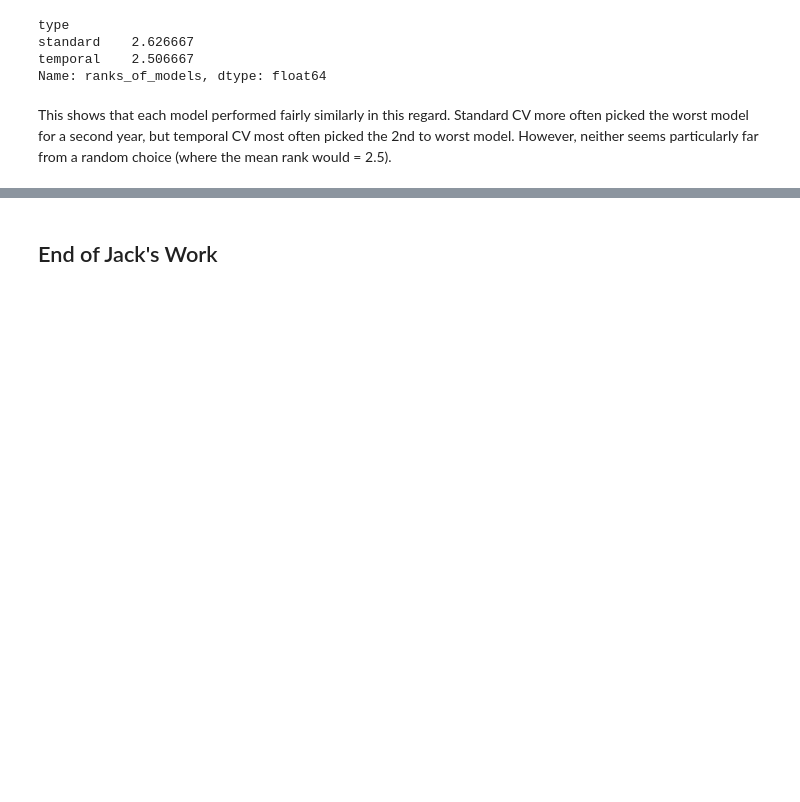
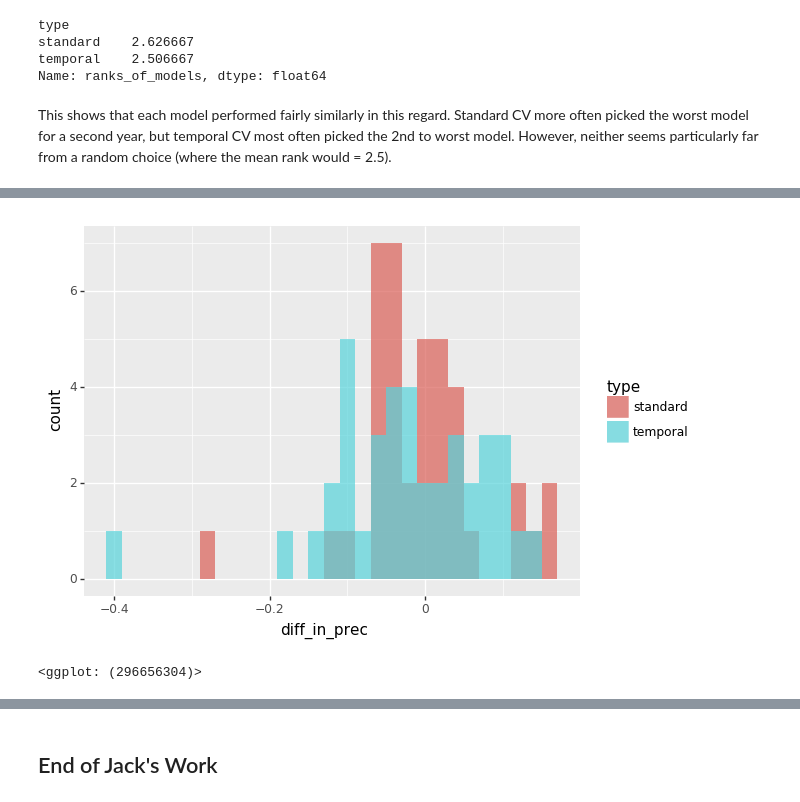
Before and after one commit to dssg/hitchhikers-guide, a Jupyter notebook: curriculum/3_modeling_and_machine_learning/machine-learning/predicting_GDP.ipynb, the cells around one changed output, grey strips where cells are left out. Saved outputs shown, nothing was run; the diff lists cells and outputs as text; code cells hidden in the pictures; blank space fills up the shorter version.

Commit message:
Got recidivism data training results

```diff
--- a/curriculum/3_modeling_and_machine_learning/machine-learning/predicting_GDP.ipynb
+++ b/curriculum/3_modeling_and_machine_learning/machine-learning/predicting_GDP.ipynb
@@ -272,7 +275,6 @@ else:
                                            'model', 'train_error', 'validation_error'])
 # %%
 standard_cv_results_df.sort_values('cv_end')
-standard_cv_results_df['cv_strategy'] = 'standard'
 # %%
 standard_cv_results_df
 # %% [output]
@@ -686,0 +819,28 @@ This shows that each model performed fairly similarly in this regard. Standard C
+# %%
+# Grouping by the test year and the model type, what is the average cv_error?
+c_grouped_standard_cv_results = c_standard_cv_results_df.groupby(['cv_end', 'model'])['val_precision'].mean().to_frame().reset_index()
+c_grouped_standard_cv_results.rename(columns = {"val_precision": "mean_val_precision"}, inplace=True)
+
+# Finding the models with the lowest average cv_error for each year
+c_standard_cv_best_models = c_grouped_standard_cv_results.loc[c_grouped_standard_cv_results.groupby(['cv_end'])\
+                                                         ['mean_val_precision'].idxmax()]
+
+# Going from cv_end year to test year
+c_standard_cv_best_models.rename(columns={"cv_end":"test_year"}, inplace=True)
+c_standard_cv_best_models["test_year"] = c_standard_cv_best_models["test_year"] + 1
+
+c_standard_cv_best_models = c_standard_cv_best_models[c_standard_cv_best_models.test_year != test_end_year]
+
+test_precisions = []
+for index, row in c_standard_cv_best_models.iterrows():
+    test_yr = row["test_year"]
+    model = row["model"]
+
+    test_prec = c_standard_cv_results_df[(c_standard_cv_results_df.cv_end == test_yr) \
+                                      & (c_standard_cv_results_df.validation_year == test_yr)
+                                      & (c_standard_cv_results_df.model == model)].iloc[0]["val_precision"]
+
+    test_precisions.append(test_prec)
+
+c_standard_cv_best_models["test_precisions"] = test_precisions
+c_standard_cv_best_models["type"] = "standard"
@@ -686,0 +871,3 @@ This shows that each model performed fairly similarly in this regard. Standard C
+# %%
+c_temporal_results_df = c_standard_cv_results_df[c_standard_cv_results_df.validation_year == \
+                                                 c_standard_cv_results_df.cv_end]
@@ -686,0 +953,5 @@ This shows that each model performed fairly similarly in this regard. Standard C
+# %%
+c_temp_vs_std = pd.concat([c_standard_cv_best_models, c_temporal_cv_best_models]).sort_values(by="test_year")
+c_temp_vs_std["diff_in_prec"] = c_temp_vs_std["mean_val_precision"] - c_temp_vs_std["test_precisions"]
+c_temp_vs_std["abs_diff_in_prec"] = abs(c_temp_vs_std["mean_val_precision"] - c_temp_vs_std["test_precisions"])
+c_temp_vs_std.head(10)
@@ -686,0 +970,8 @@ This shows that each model performed fairly similarly in this regard. Standard C
+# %%
+# Looking near 0 to remove some outliers
+(ggplot(c_temp_vs_std, aes(x='diff_in_prec', fill='type')) +
+    geom_histogram(binwidth=0.02, alpha=.7, position="identity")
+)
+# %% [output]
+[figure, added]
+<ggplot: (296656304)>
```
Also changed, not shown: parts of 30 cells of this notebook, 2 other files.
